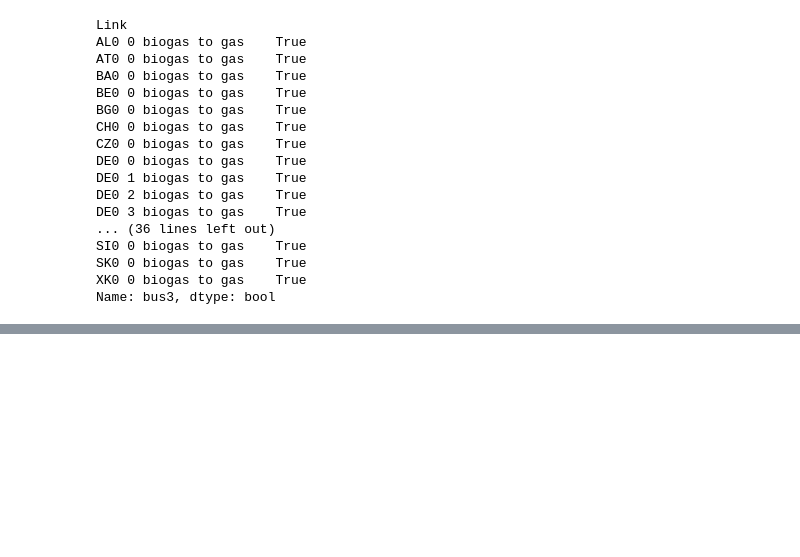
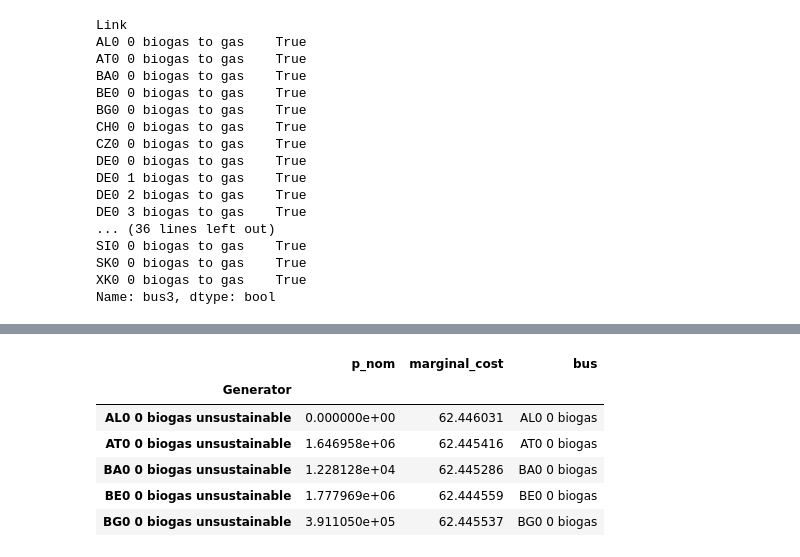
Before and after one commit to LukasFrankenQ/resilient-pypsa-eur, a Jupyter notebook: notebooks/necp_validation.ipynb, the cells around one changed output, grey strips where cells are left out. Drawn from its saved outputs; the diff is of its cells as text; code cells hidden in the pictures; blank space fills up the shorter version.

```diff
--- a/notebooks/necp_validation.ipynb
+++ b/notebooks/necp_validation.ipynb
@@ -267,3 +267,10 @@ SI0 0 biogas to gas    True
 SK0 0 biogas to gas    True
 XK0 0 biogas to gas    True
 Name: bus3, dtype: bool
+# %%
+import pypsa
+from pathlib import Path
+
+n = pypsa.Network(
+    Path.cwd().parent / 'results' / 'networks' / 'base_s_50__168H-T-H-B-I-A-dist1_2030_free_0.nc'
+)
@@ -269,0 +312,10 @@ Name: bus3, dtype: bool
+# %%
+n.generators.loc[n.generators.carrier == 'unsustainable biogas', ['p_nom', 'marginal_cost', 'bus']].head()
+# %% [output]
+|  | p_nom | marginal_cost | bus |
+| Generator |  |  |  |
+| AL0 0 biogas unsustainable | 0.000000e+00 | 62.446031 | AL0 0 biogas |
+| AT0 0 biogas unsustainable | 1.646958e+06 | 62.445416 | AT0 0 biogas |
+| BA0 0 biogas unsustainable | 1.228128e+04 | 62.445286 | BA0 0 biogas |
+| BE0 0 biogas unsustainable | 1.777969e+06 | 62.444559 | BE0 0 biogas |
+| BG0 0 biogas unsustainable | 3.911050e+05 | 62.445537 | BG0 0 biogas |
```
Also changed, not shown: parts of 7 cells of this notebook, 2 other files.
